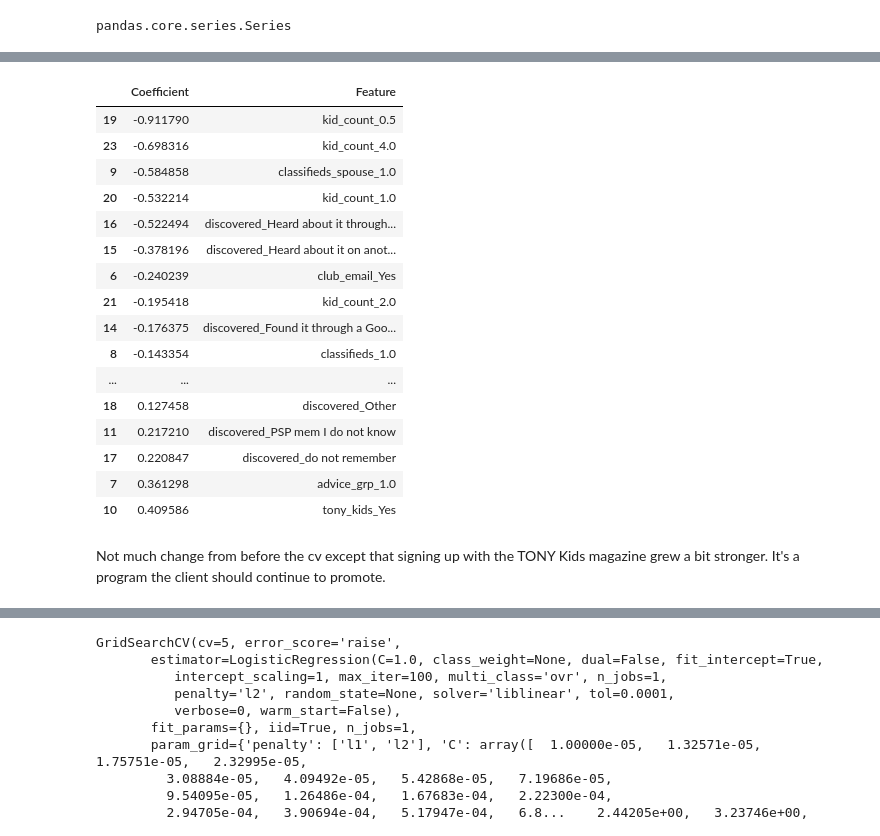
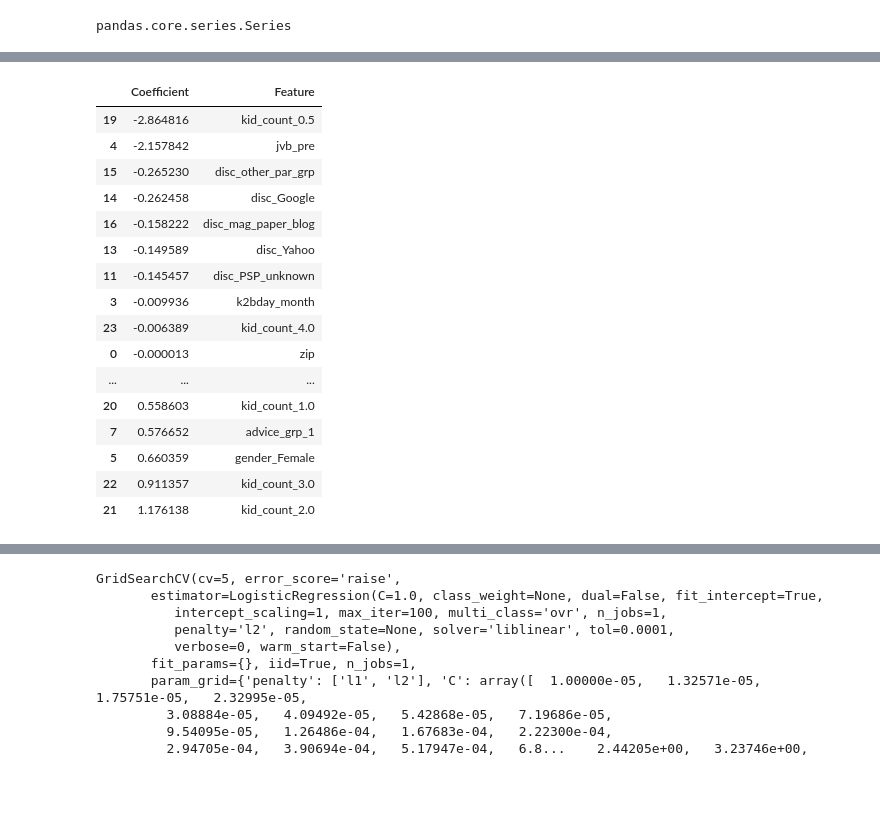
Before and after one commit to ajbentley/GA-DSI, a Jupyter notebook: projects/psp/psp_model-Copy1.ipynb, the cells around one changed output, grey strips where cells are left out. Drawn from its saved outputs; the diff is of its cells as text; code cells hidden in the pictures; blank space fills up the shorter version.

```diff
--- a/projects/psp/psp_model-Copy1.ipynb
+++ b/projects/psp/psp_model-Copy1.ipynb
@@ -422,8 +489,18 @@ dfn_r.drop(['dup','parent_status','gender','club_email','advice_grp','classified
             'tony_kids','discovered','kid_count'],axis=1, inplace=True)
 
 # dropping negative of paired dummies
-dfn_r.drop(['club_email_No','gender_Male','tony_kids_No','advice_grp_0.0','classifieds_0.0',\
-           'classifieds_spouse_0.0'],axis=1, inplace=True)
+dfn_r.drop(['club_email_No','gender_Male','tony_kids_No','advice_grp_0','classifieds_0',\
+           'classifieds_spouse_0'],axis=1, inplace=True)
+# %%
+# shortening some column names
+
+dfn_r.rename (columns={"discovered_PSP mem I do not know":"disc_PSP_unknown",\
+                       "discovered_A PSP member who is a friend/neighbor": "disc_friend_neigh",\
+                       "discovered_Found it through Yahoo":"disc_Yahoo",\
+                       "discovered_Found it through a Google search":"disc_Google",\
+                      "discovered_Heard about it on another online parenting group (Urban Baby, etc.)":\
+                      "disc_other_par_grp","discovered_Heard about it through a magazine, newspaper, blog":\
+                      "disc_mag_paper_blog","discovered_do not remember":"disc_no_recall"}, inplace=True)
 # %%
 print dfn_r.info()
 dfn_r.head()
@@ -469,9 +546 @@ dfn_r.head()
 5 rows × 25 columns
-# %%
-# 321-322 nas in five columns. going to bet on them all being the same ones and just drop them.
-
-dfn_r.dropna(inplace=True)
-print dfn_r.isnull().sum()
-
-dfn_r.reset_index()
-dfn_r.info()
@@ -532,18 +582,16 @@ def examine_coefficients(model, dfts):
     ).sort_values(by='Coefficient')
     return dfts[dfts.Coefficient !=0 ]
 # %%
-# from sklearn import linear_model, metrics
+# run logistic regression with ridge regression
 
-model = linear_model.LogisticRegression(penalty = 'l1', C = 10.0)
+model = linear_model.LogisticRegression(penalty = 'l2', C = 10.0)
 
 X_list = ['zip','join_month','k1bday_month','k2bday_month','jvb_pre','gender_Female','club_email_Yes',\
-          'advice_grp_1.0','classifieds_1.0','classifieds_spouse_1.0','tony_kids_Yes',\
-          'discovered_PSP mem I do not know','discovered_A PSP member who is a friend/neighbor',\
-          'discovered_Found it through Yahoo','discovered_Found it through a Google search',\
-          'discovered_Heard about it on another online parenting group (Urban Baby, etc.)',\
-          'discovered_Heard about it through a magazine, newspaper, blog','discovered_do not remember',\
-          'discovered_Other','kid_count_0.5','kid_count_1.0','kid_count_2.0','kid_count_3.0',\
-          'kid_count_4.0']
+          'advice_grp_1','classifieds_1','classifieds_spouse_1','tony_kids_Yes',\
+          'disc_PSP_unknown','disc_friend_neigh','disc_Yahoo','disc_Google','disc_other_par_grp',\
+          'disc_mag_paper_blog','disc_no_recall','discovered_Other','kid_count_0.5',\
+          'kid_count_1.0','kid_count_2.0','kid_count_3.0','kid_count_4.0']
+
 
 X = dfn_r[X_list]
 y = dfn_r['long_short']
@@ -637,29 +699,27 @@ Length of y_test: 4709
 # %%
-model = linear_model.LogisticRegression(penalty = 'l1', C = 10.0)
-#
+model = linear_model.LogisticRegression(penalty = 'l2', C = 10.0)
+
 model.fit(X_test, y_test)
 datatitle = examine_coefficients(model, X)
 datatitle
 # %% [output]
 |  | Coefficient | Feature |
-| 19 | -0.911790 | kid_count_0.5 |
-| 23 | -0.698316 | kid_count_4.0 |
-| 9 | -0.584858 | classifieds_spouse_1.0 |
-| 20 | -0.532214 | kid_count_1.0 |
-| 16 | -0.522494 | discovered_Heard about it through... |
-| 15 | -0.378196 | discovered_Heard about it on anot... |
-| 6 | -0.240239 | club_email_Yes |
-| 21 | -0.195418 | kid_count_2.0 |
-| 14 | -0.176375 | discovered_Found it through a Goo... |
-| 8 | -0.143354 | classifieds_1.0 |
+| 19 | -2.864816 | kid_count_0.5 |
+| 4 | -2.157842 | jvb_pre |
+| 15 | -0.265230 | disc_other_par_grp |
+| 14 | -0.262458 | disc_Google |
+| 16 | -0.158222 | disc_mag_paper_blog |
+| 13 | -0.149589 | disc_Yahoo |
+| 11 | -0.145457 | disc_PSP_unknown |
+| 3 | -0.009936 | k2bday_month |
+| 23 | -0.006389 | kid_count_4.0 |
+| 0 | -0.000013 | zip |
 | ... | ... | ... |
-| 18 | 0.127458 | discovered_Other |
-| 11 | 0.217210 | discovered_PSP mem I do not know |
-| 17 | 0.220847 | discovered_do not remember |
-| 7 | 0.361298 | advice_grp_1.0 |
-| 10 | 0.409586 | tony_kids_Yes |
+| 20 | 0.558603 | kid_count_1.0 |
+| 7 | 0.576652 | advice_grp_1 |
+| 5 | 0.660359 | gender_Female |
+| 22 | 0.911357 | kid_count_3.0 |
+| 21 | 1.176138 | kid_count_2.0 |
-# %% [markdown]
-Not much change from before the cv except that signing up with the TONY Kids magazine grew a bit stronger. It's a program the client should continue to promote.
 # %%
 # Predict the class labels for the Test set
 
```
Also changed, not shown: parts of 130 cells of this notebook, 9 other files.
